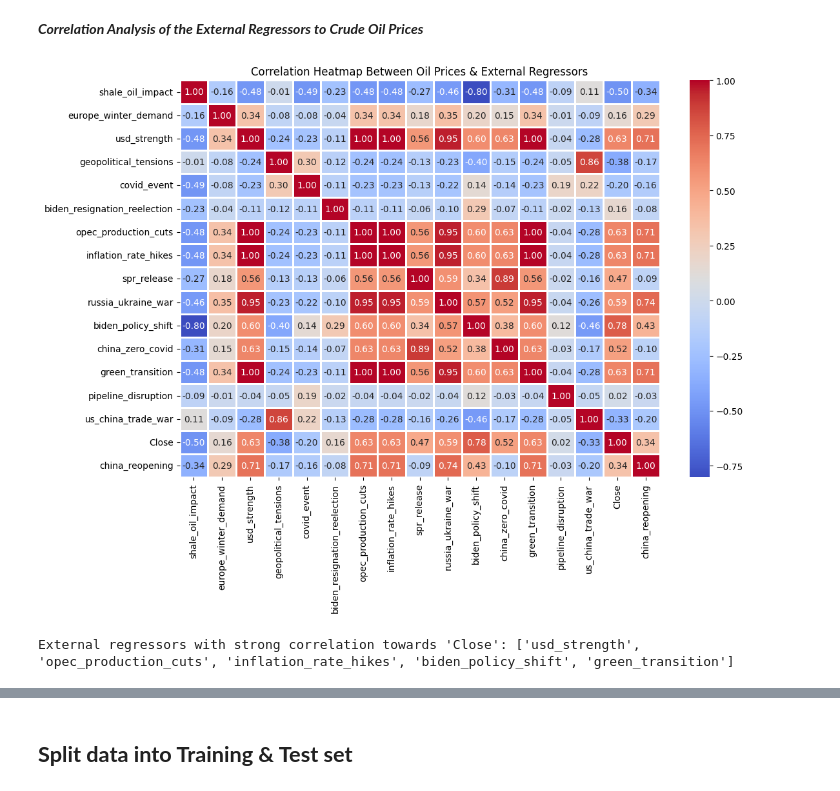
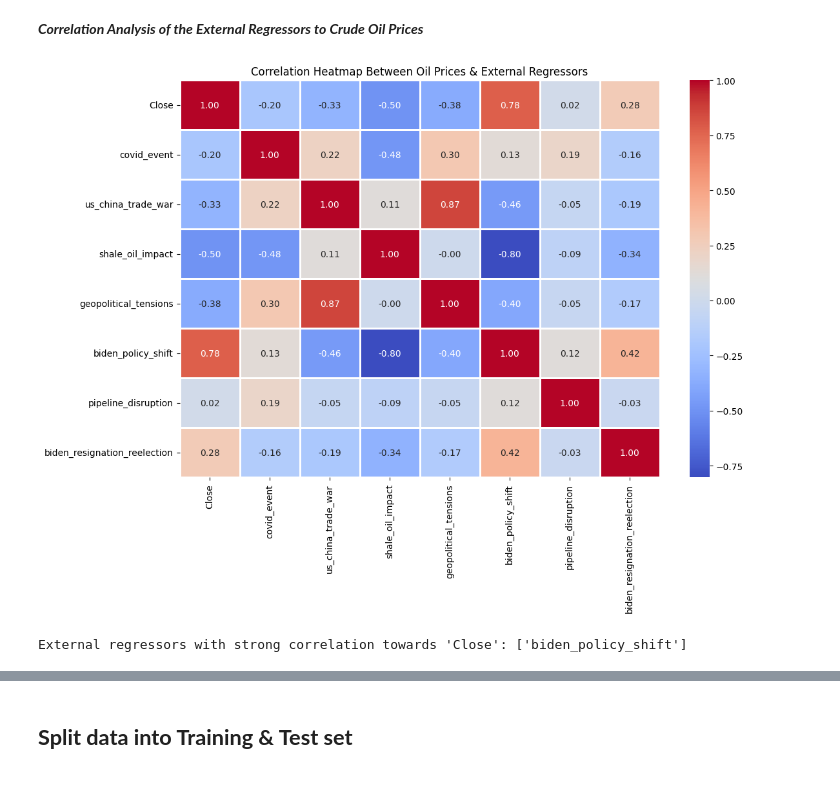
Before and after one commit to Marxie-ops/crude_oil_web_hosting_via-ngrok, a Jupyter notebook: Crude_Oil_Prices_Forecasting_web_hosting_via_ngrok.ipynb, the cells around one changed output, grey strips where cells are left out. Cells and saved outputs as stored; diff of their text form; code cells hidden in the pictures.

```diff
--- a/Crude_Oil_Prices_Forecasting_web_hosting_via_ngrok.ipynb
+++ b/Crude_Oil_Prices_Forecasting_web_hosting_via_ngrok.ipynb
@@ -142,7 +159,7 @@ Volume has a moderate negative correlation with Open, High, Low, and Close price
 
 **Overall**, the heatmap reveals that the crude oil data exhibits strong correlations among the price variables (Open, High, Low, Close), and a moderate negative correlation between volume and price.
 # %%
-data = df[['Date','Close','Volume']]
+data = df[['Close','Volume']]
 # %%
 data.head()
 # %% [output]
@@ -860,52 +848,44 @@ data3
 # %%
 import seaborn as sns
 import matplotlib.pyplot as plt
 
 # Correlation analysis of the crude oil prices and external regressors
 # Select the relevant columns for correlation
 #Define the initial correlation columns
 correlation_columns = [
-    'Close', 'covid_event', 'us_china_trade_war',
+    'Close', 'covid_event','us_china_trade_war',
+    'shale_oil_impact
     'shale_oil_impact', 'geopolitical_tensions',
     'biden_policy_shift', 'pipeline_disruption',
     'biden_resignation_reelection'
 ]
 
-# Add missing columns from the updated regressors
-additional_columns = [
-    'russia_ukraine_war', 'opec_production_cuts', 'spr_release',
-    'inflation_rate_hikes', 'china_zero_covid', 'china_reopening',
-    'usd_strength', 'europe_winter_demand', 'green_transition'
-]
-
-# Combine the columns
-updated_correlation_columns = list(set(correlation_columns + additional_columns))
 
 
 # Calculate correlation matrix
-updated_correlation_matrix = data3[updated_correlation_columns].corr()
+correlation_matrix = data3[correlation_columns].corr()
 
 # Plot the heatmap for correlation analysis
 plt.figure(figsize=(12, 8))
-sns.heatmap(updated_correlation_matrix, annot=True, cmap="coolwarm", fmt=".2f", linewidths=1)
+sns.heatmap(correlation_matrix, annot=True, cmap="coolwarm", fmt=".2f", linewidths=1)
 plt.title("Correlation Heatmap Between Oil Prices & External Regressors")
 plt.show()
 # %% [output]
-[figure, old version]
+[figure, new version]
 # %%
 # Assuming `correlation_matrix` is the DataFrame of the correlation heatmap
-threshold = 0.6   # Define the strong correlation threshold
-strong_correlation = updated_correlation_matrix['Close'].abs() > threshold
+threshold = 0.5   # Define the strong correlation threshold
+strong_correlation = correlation_matrix['Close'].abs() > threshold
 
 # Extract external regressors with strong correlation
-strong_correlated_regressors = updated_correlation_matrix.index[strong_correlation].tolist()
+strong_correlated_regressors = correlation_matrix.index[strong_correlation].tolist()
 
 # Remove 'Close' from the list (since it will correlate perfectly with itself)
 strong_correlated_regressors.remove('Close')
 
 print("External regressors with strong correlation towards 'Close':", strong_correlated_regressors)
 # %% [output]
-External regressors with strong correlation towards 'Close': ['usd_strength', 'opec_production_cuts', 'inflation_rate_hikes', 'biden_policy_shift', 'green_transition']
+External regressors with strong correlation towards 'Close': ['biden_policy_shift']
 # %% [markdown]
 * Based on the correlation heatmap, here are the events that could be considered as external regressors in my Prophet model:
 
```
Also changed, not shown: parts of 41 cells of this notebook.
